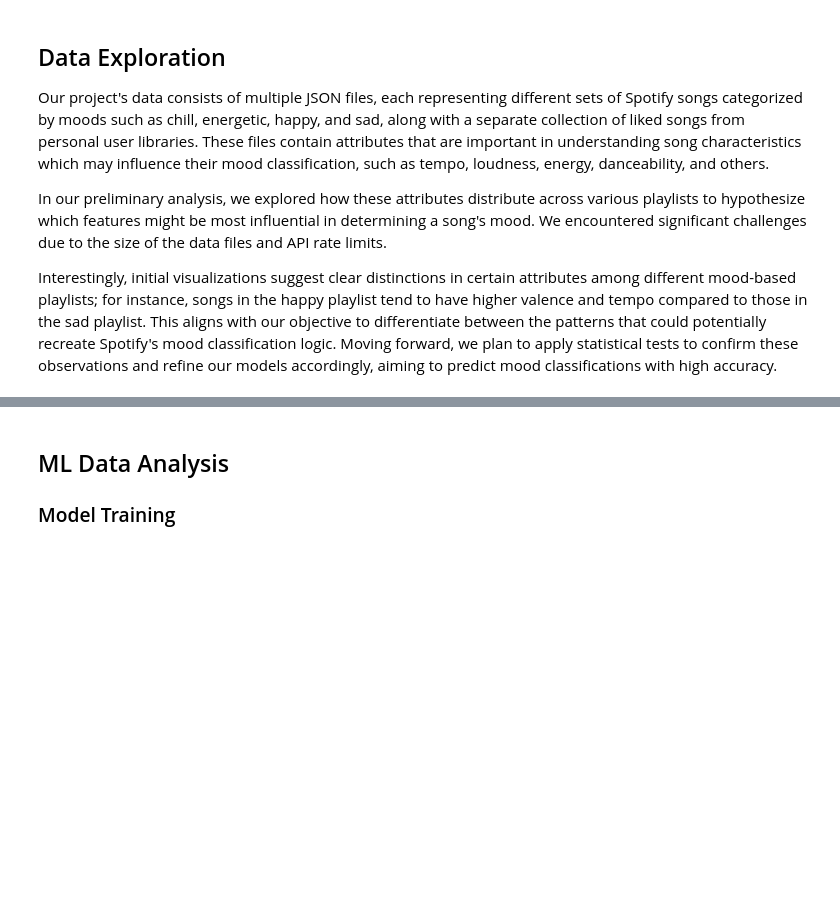
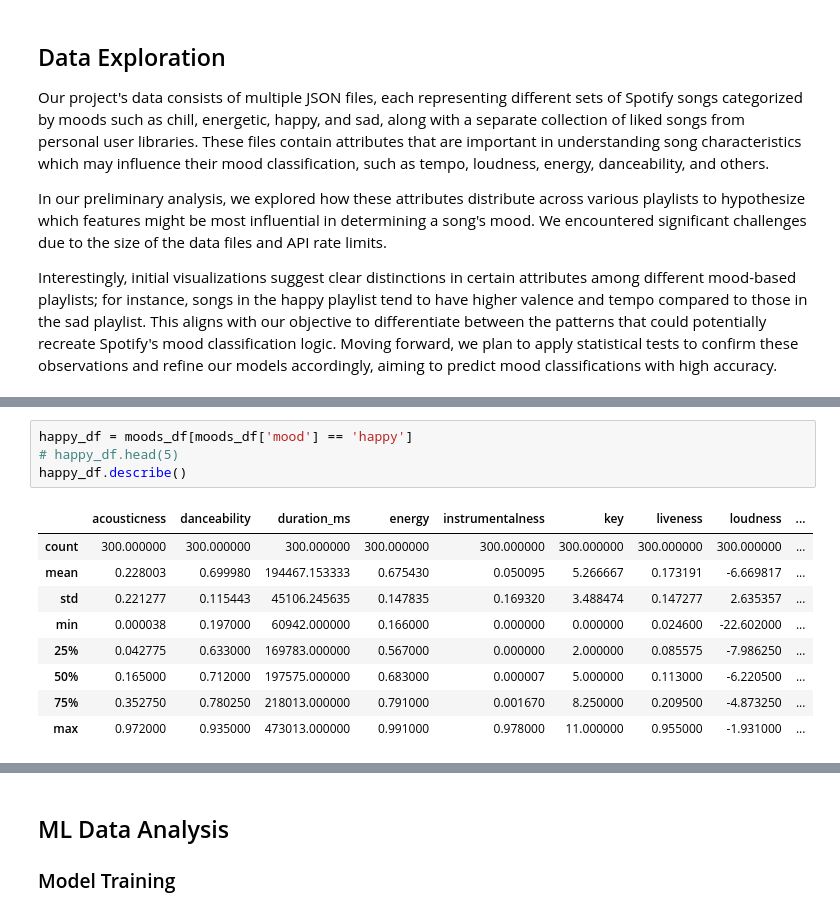
Before and after one commit to cs418-fa24/project-check-in-team-11, a Jupyter notebook: progress_report.ipynb, the cells around one changed output, grey strips where cells are left out. Saved outputs shown, nothing was run; the diff lists cells and outputs as text; blank space fills up the shorter version.

```diff
--- a/progress_report.ipynb
+++ b/progress_report.ipynb
@@ -197,0 +280,14 @@ Interestingly, initial visualizations suggest clear distinctions in certain attr
+# %%
+happy_df = moods_df[moods_df['mood'] == 'happy']
+# happy_df.head(5)
+happy_df.describe()
+# %% [output]
+|  | acousticness | danceability | duration_ms | energy | instrumentalness | key | liveness | loudness | ... |
+| count | 300.000000 | 300.000000 | 300.000000 | 300.000000 | 300.000000 | 300.000000 | 300.000000 | 300.000000 | ... |
+| mean | 0.228003 | 0.699980 | 194467.153333 | 0.675430 | 0.050095 | 5.266667 | 0.173191 | -6.669817 | ... |
+| std | 0.221277 | 0.115443 | 45106.245635 | 0.147835 | 0.169320 | 3.488474 | 0.147277 | 2.635357 | ... |
+| min | 0.000038 | 0.197000 | 60942.000000 | 0.166000 | 0.000000 | 0.000000 | 0.024600 | -22.602000 | ... |
+| 25% | 0.042775 | 0.633000 | 169783.000000 | 0.567000 | 0.000000 | 2.000000 | 0.085575 | -7.986250 | ... |
+| 50% | 0.165000 | 0.712000 | 197575.000000 | 0.683000 | 0.000007 | 5.000000 | 0.113000 | -6.220500 | ... |
+| 75% | 0.352750 | 0.780250 | 218013.000000 | 0.791000 | 0.001670 | 8.250000 | 0.209500 | -4.873250 | ... |
+| max | 0.972000 | 0.935000 | 473013.000000 | 0.991000 | 0.978000 | 11.000000 | 0.955000 | -1.931000 | ... |
```
Also changed, not shown: parts of 8 cells of this notebook.
